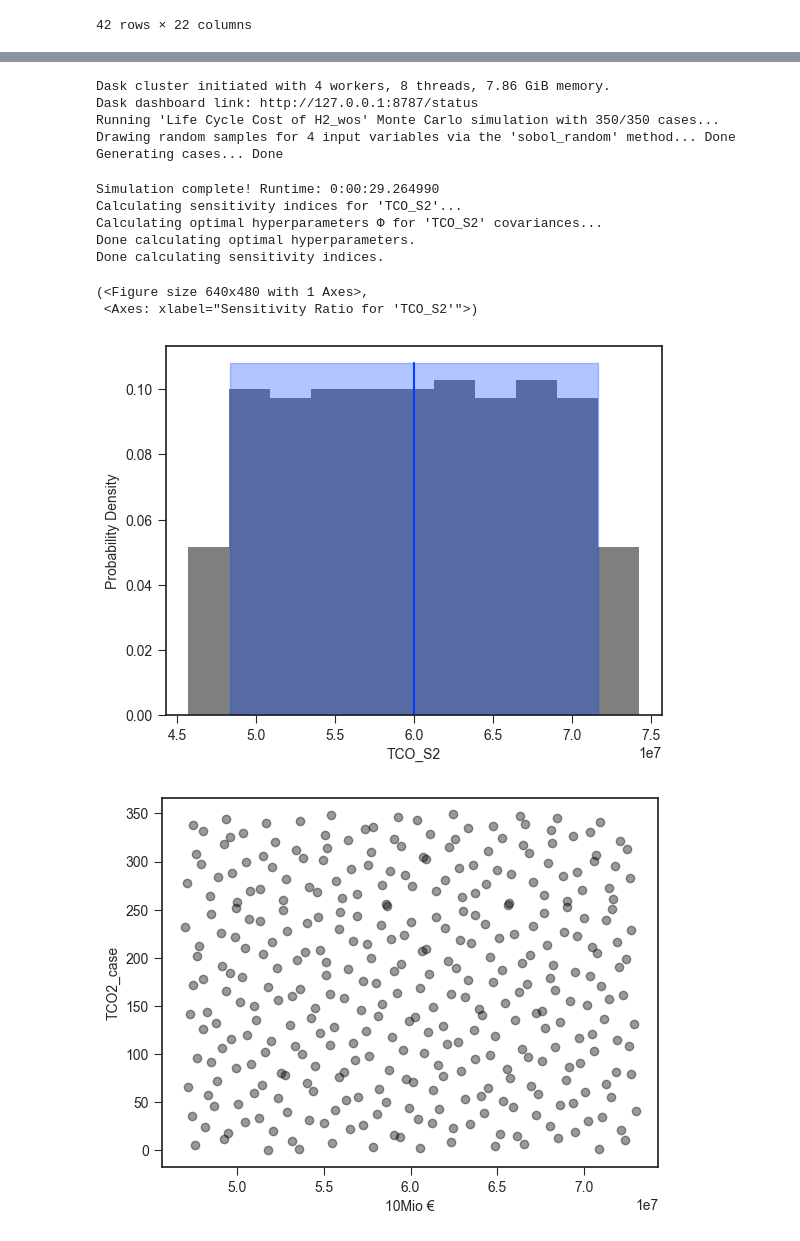
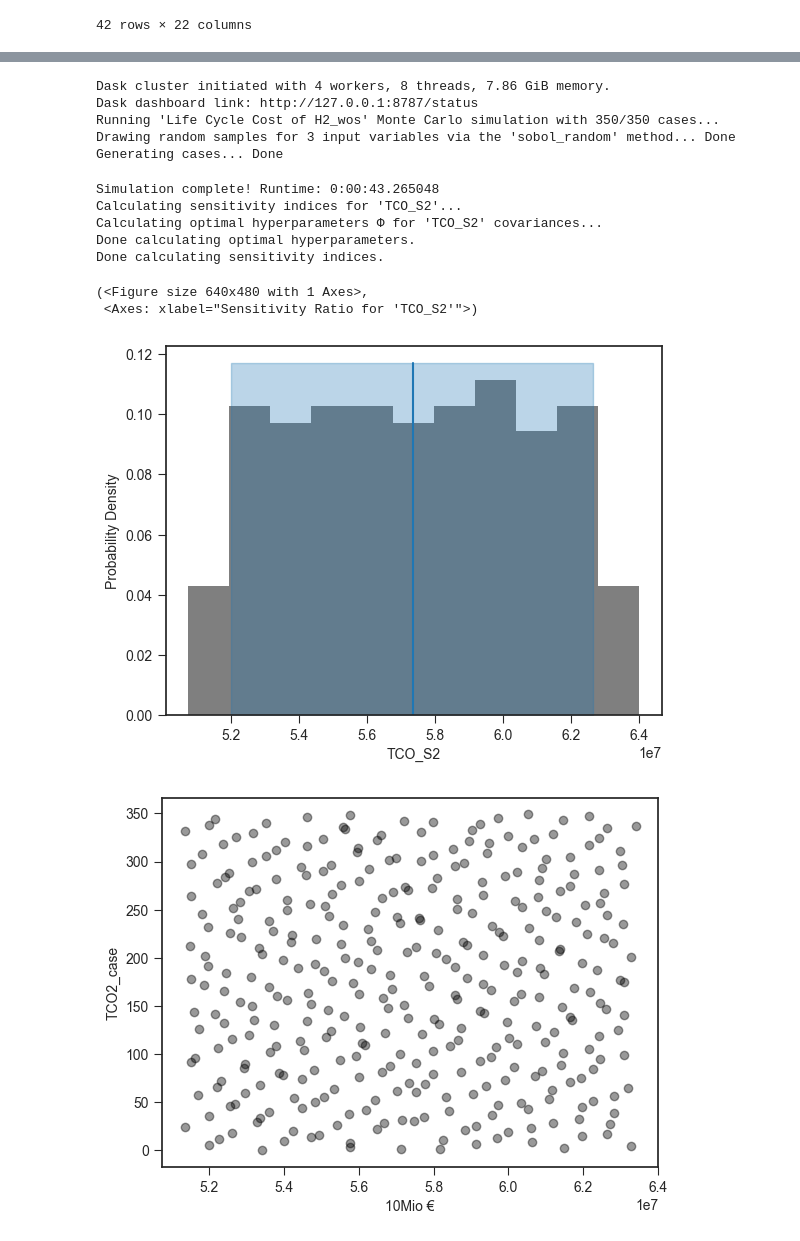
Before and after one commit to LCC-Tool/LCC_Tool_5MW-PEMWE, a Jupyter notebook: LCC_tool.ipynb, the cells around one changed output, grey strips where cells are left out. Cells and saved outputs as stored; diff of their text form; code cells hidden in the pictures.

```diff
--- a/LCC_tool.ipynb
+++ b/LCC_tool.ipynb
@@ -1716,28 +1654,27 @@ Life Cycle Cost: 51105906.42
 # %%
 # Monaco TCO S1 - Price range and sensitivity ratio
 
-def example_run(investment_cost, opr_cost, eolc_cost, tax_impact):
+def run(investment_cost, opr_cost, tax_impact):
 
-    lcc_cost = monte_lcc(investment_cost=investment_cost, opr_cost=opr_cost, eolc_cost=eolc_cost, tax_impact=tax_impact)
+    lcc_cost = monte_lcc(investment_cost=investment_cost, opr_cost=opr_cost, tax_impact=tax_impact)
     return (lcc_cost, )
 
-def example_preprocess(case):
+def preprocess(case):
 
     investment_cost = case.invals['CAPEX'].val
     opr_cost = case.invals['OPEX'].val
-    eolc_cost = case.invals['EoL cost'].val
     tax_impact = case. invals['Tax impact'].val
 
-    return (investment_cost, opr_cost, eolc_cost, tax_impact)
+    return (investment_cost, opr_cost, tax_impact)
 
-def example_postprocess(case, lcc_cost):
+def postprocess(case, lcc_cost):
     case.addOutVal(name='TCO_S1', val=lcc_cost)
     case.addOutVal(name='TCO1_case', val=case.ncase)
     return None
 
-fcns = {'run' : example_run,
-        'preprocess' : example_preprocess,
-        'postprocess': example_postprocess}
+fcns = {'run' : run,
+        'preprocess' : preprocess,
+        'postprocess': postprocess}
 
 n_invests = 350 # Arbitrary for this example
 seed = 123456 # Recommended for repeatability
@@ -1748,9 +1685,8 @@ sim = mc.Sim(name='Life Cycle Cost of H2_wos', ndraws=n_invests,
             savecasedata=False,
             verbose=True, debug=True)
 
-sim.addInVar(name='CAPEX', dist=uniform, distkwargs={'loc': 2000000, 'scale': 100000})
-sim.addInVar(name='OPEX', dist=uniform, distkwargs={'loc': 54000000, 'scale': 25500000})
-sim.addInVar(name='EoL cost', dist=uniform, distkwargs={'loc': 40000, 'scale': 5000})
+sim.addInVar(name='CAPEX', dist=uniform, distkwargs={'loc': 2200000, 'scale': 400000})
+sim.addInVar(name='OPEX', dist=uniform, distkwargs={'loc': 58000000, 'scale': 23500000})
 sim.addInVar(name='Tax impact', dist=uniform, distkwargs={'loc': 0, 'scale': 1})
 
 sim.runSim()
@@ -1791,28 +1727,27 @@ Done calculating sensitivity indices.
 # %%
 # Monaco TCO S2 - Price range and sensitivity ratio
 
-def example_run(investment_cost, opr_cost, eolc_cost, tax_impact):
+def run(investment_cost, opr_cost, tax_impact):
 
-    lcc_cost = monte_lcc(investment_cost=investment_cost, opr_cost=opr_cost, eolc_cost=eolc_cost, tax_impact=tax_impact)
+    lcc_cost = monte_lcc(investment_cost=investment_cost, opr_cost=opr_cost, tax_impact=tax_impact)
     return (lcc_cost, )
 
-def example_preprocess(case):
+def preprocess(case):
 
     investment_cost = case.invals['CAPEX'].val
     opr_cost = case.invals['OPEX'].val
-    eolc_cost = case.invals['EoL cost'].val
     tax_impact = case. invals['Tax impact'].val
 
-    return (investment_cost, opr_cost, eolc_cost, tax_impact)
+    return (investment_cost, opr_cost, tax_impact)
 
-def example_postprocess(case, lcc_cost):
+def postprocess(case, lcc_cost):
     case.addOutVal(name='TCO_S2', val=lcc_cost)
     case.addOutVal(name='TCO2_case', val=case.ncase)
     return None
 
-fcns = {'run' : example_run,
-        'preprocess' : example_preprocess,
-        'postprocess': example_postprocess}
+fcns = {'run' : run,
+        'preprocess' : preprocess,
+        'postprocess': postprocess}
 
 n_invests = 350 # Arbitrary for this example
 seed = 123456 # Recommended for repeatability
@@ -1823,39 +1758,38 @@ sim = mc.Sim(name='Life Cycle Cost of H2_wos', ndraws=n_invests,
             savecasedata=False,
             verbose=True, debug=True)
 
-sim.addInVar(name='CAPEX', dist=uniform, distkwargs={'loc': 2000000, 'scale': 100000})
-sim.addInVar(name='OPEX', dist=uniform, distkwargs={'loc': 45000000, 'scale': 26000000})
-sim.addInVar(name='EoL cost', dist=uniform, distkwargs={'loc': 40000, 'scale': 5000})
+sim.addInVar(name='CAPEX', dist=uniform, distkwargs={'loc': 2200000, 'scale': 400000})
+sim.addInVar(name='OPEX', dist=uniform, distkwargs={'loc': 49000000, 'scale': 11900000})
 sim.addInVar(name='Tax impact', dist=uniform, distkwargs={'loc': 0, 'scale': 1})
 
 sim.runSim()
 
 sim.outvars['TCO_S2'].addVarStat('mean')
 sim.outvars['TCO_S2'].addVarStat('percentile', {'p':[0.05, 0.95]})
 
 mc.plot(sim.outvars['TCO_S2'])
 
 mc.plot(sim.outvars['TCO_S2'],
 sim.outvars['TCO2_case'])
 plt.xlabel('10Mio €')
 
 # for box plot
 tco_s2_box = sim.outvars['TCO_S2'].vals
 
 sim.calcSensitivities('TCO_S2')
 sim.outvars['TCO_S2'].plotSensitivities()
 # %% [output]
 Dask cluster initiated with 4 workers, 8 threads, 7.86 GiB memory.
 Dask dashboard link: http://127.0.0.1:8787/status
 Running 'Life Cycle Cost of H2_wos' Monte Carlo simulation with 350/350 cases...
-Drawing random samples for 4 input variables via the 'sobol_random' method... Done
+Drawing random samples for 3 input variables via the 'sobol_random' method... Done
 Generating cases... Done
-Simulation complete! Runtime: 0:00:29.264990
+Simulation complete! Runtime: 0:00:43.265048
 Calculating sensitivity indices for 'TCO_S2'...
 Calculating optimal hyperparameters Φ for 'TCO_S2' covariances...
 Done calculating optimal hyperparameters.
 Done calculating sensitivity indices.
 (<Figure size 640x480 with 1 Axes>,
  <Axes: xlabel="Sensitivity Ratio for 'TCO_S2'">)
-[figure, old version]
+[figure, new version]
-[figure, old version]
+[figure, new version]
```
Also changed, not shown: parts of 47 cells of this notebook.
